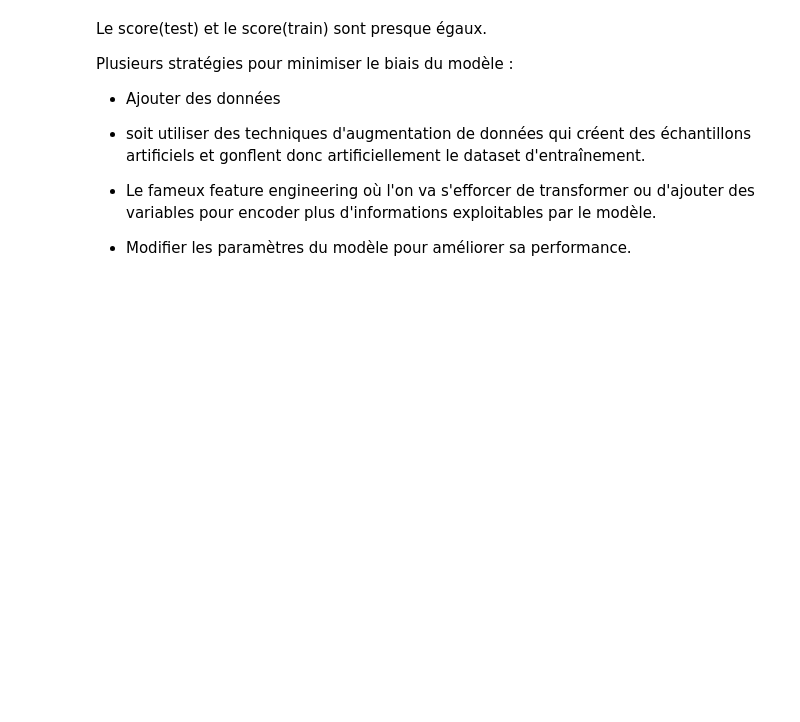
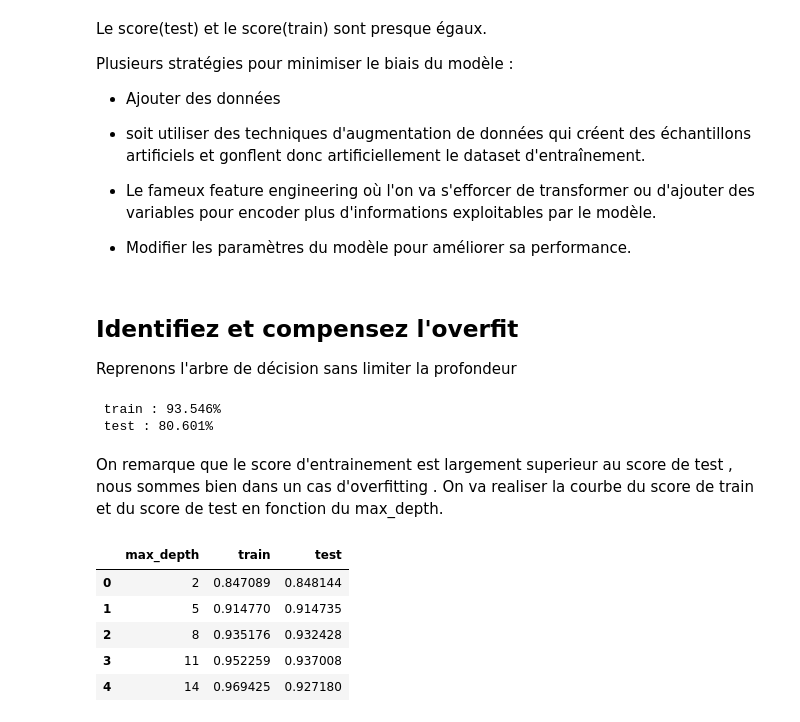
Before and after one commit to Harlequelrah/Learning_data_science, a Jupyter notebook: Learning_data_science/Initier_vous_au_machine_learning/Part4/C1.ipynb, the cells around one changed output. Cells and saved outputs as stored; diff of their text form; code cells hidden in the pictures; blank space fills up the shorter version.

```diff
--- a/Learning_data_science/Initier_vous_au_machine_learning/Part4/C1.ipynb
+++ b/Learning_data_science/Initier_vous_au_machine_learning/Part4/C1.ipynb
@@ -151,3 +151,39 @@ Plusieurs stratégies pour minimiser le biais du modèle :
 - Le fameux feature engineering où l'on va s'efforcer de transformer ou d'ajouter des variables pour encoder plus d'informations exploitables par le modèle.
 
 - Modifier les paramètres du modèle pour améliorer sa performance.
+# %% [markdown]
+## Identifiez et compensez l'overfit
+
+Reprenons l'arbre de décision sans limiter la profondeur
+# %%
+clf = DecisionTreeClassifier(max_depth=None,random_state=808)
+
+clf.fit(X_train,y_train)
+print(f" train : {clf.score(X_train,y_train):.3%}")
+print(f" test : {clf.score(X_test,y_test):.3%}")
+# %% [output]
+ train : 93.546%
+ test : 80.601%
+# %% [markdown]
+On remarque que le score d'entrainement est largement superieur au score de test , nous sommes bien dans un cas d'overfitting .
+On va realiser la courbe du score de train et du score de test en fonction du max_depth.
+# %%
+scores = []
+
+for depth in np.arange(2, 30, 3):
+    clf = DecisionTreeClassifier(max_depth=depth, random_state=808)
+    clf.fit(X_train, y_train)
+    train_auc = roc_auc_score(y_train, clf.predict_proba(X_train), multi_class="ovr")
+    test_auc = roc_auc_score(y_test, clf.predict_proba(X_test), multi_class="ovr")
+
+    scores.append({"max_depth": depth, "train": train_auc, "test": test_auc})
+
+scores = pd.DataFrame(scores)
+scores.head()
+# %% [output]
+|  | max_depth | train | test |
+| 0 | 2 | 0.847089 | 0.848144 |
+| 1 | 5 | 0.914770 | 0.914735 |
+| 2 | 8 | 0.935176 | 0.932428 |
+| 3 | 11 | 0.952259 | 0.937008 |
+| 4 | 14 | 0.969425 | 0.927180 |
```
Also changed, not shown: parts of 2 cells of this notebook, 2 other files.
